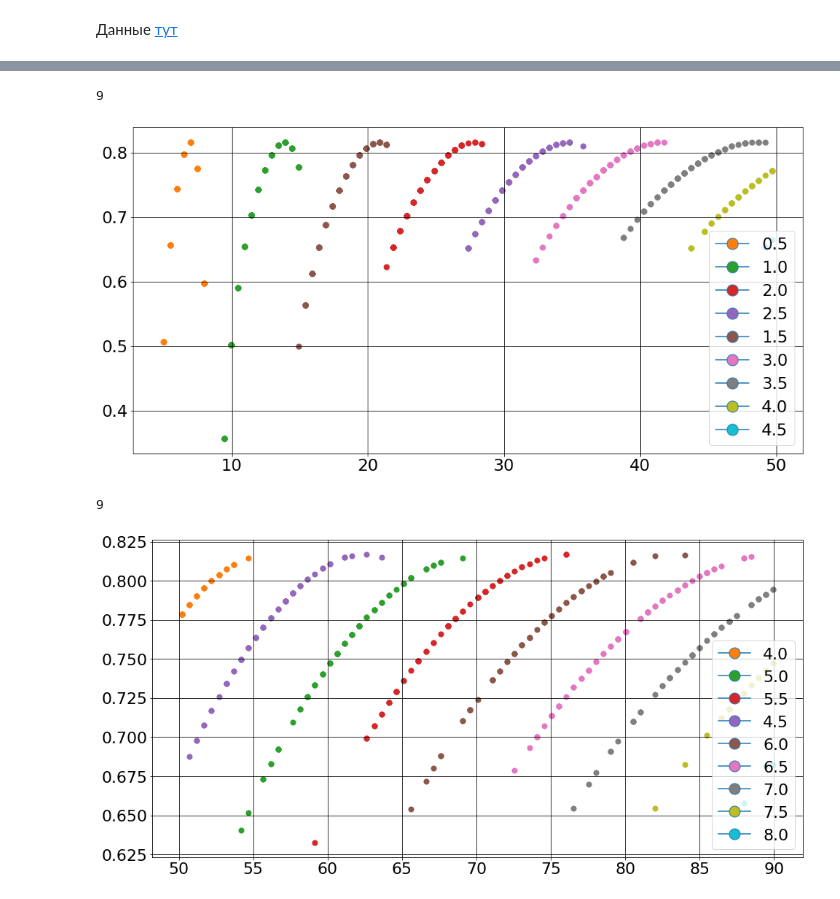
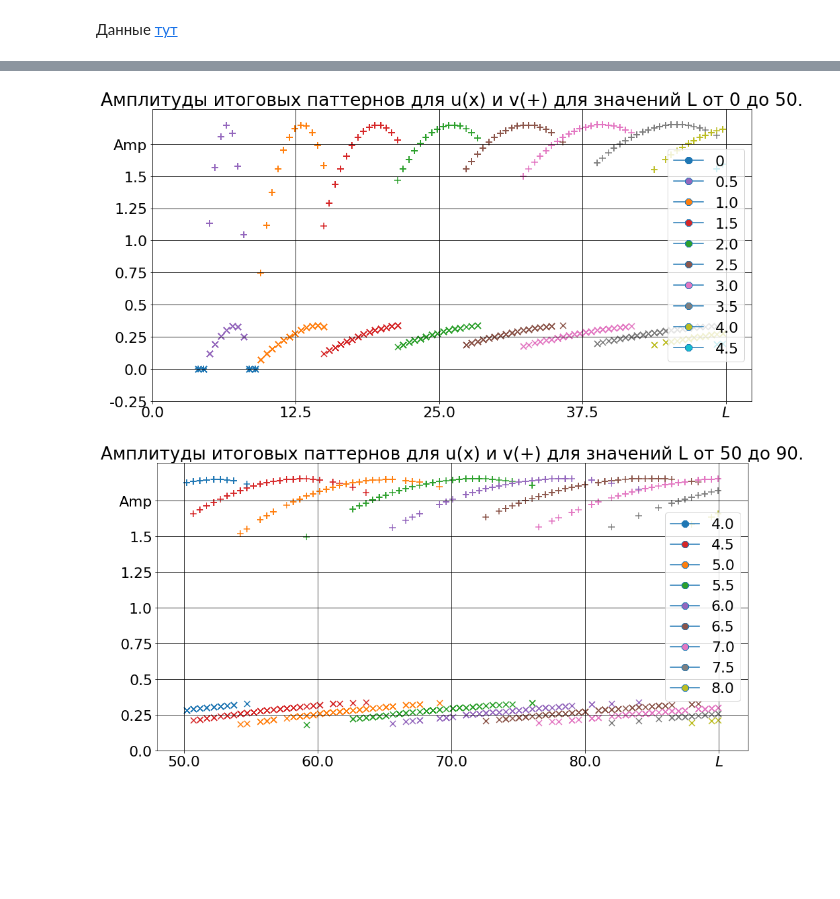
Before and after one commit to kokamido/BrandNewResearch, a Jupyter notebook: Research/27_10_2020 Поиск дыр в паттернах и исследование малой диффузии.ipynb, the cells around one changed output, grey strips where cells are left out. Saved outputs shown, nothing was run; the diff lists cells and outputs as text; code cells hidden in the pictures; blank space fills up the shorter version.

```diff
--- a/Research/27_10_2020 Поиск дыр в паттернах и исследование малой диффузии.ipynb
+++ b/Research/27_10_2020 Поиск дыр в паттернах и исследование малой диффузии.ipynb
@@ -162,11 +130,9 @@ cals_amp_stats('normal_diffusion_L_from_4_to_5')
 # %%
-cals_amp_stats('normal_diffusion_L_from_4_to_160',0,50)
+draw_amps_stat(read_subdir('normal_diffusion_L_from_4_to_160'),0,50)
 # %% [output]
-9
-[figure, old version]
+[figure, new version]
 # %%
-cals_amp_stats('normal_diffusion_L_from_4_to_160',50,90)
+draw_amps_stat(read_subdir('normal_diffusion_L_from_4_to_160'),50,90)
 # %% [output]
-9
-[figure, old version]
+[figure, new version]
 # %%
```
Also changed, not shown: parts of 14 cells of this notebook, 11 other files.
